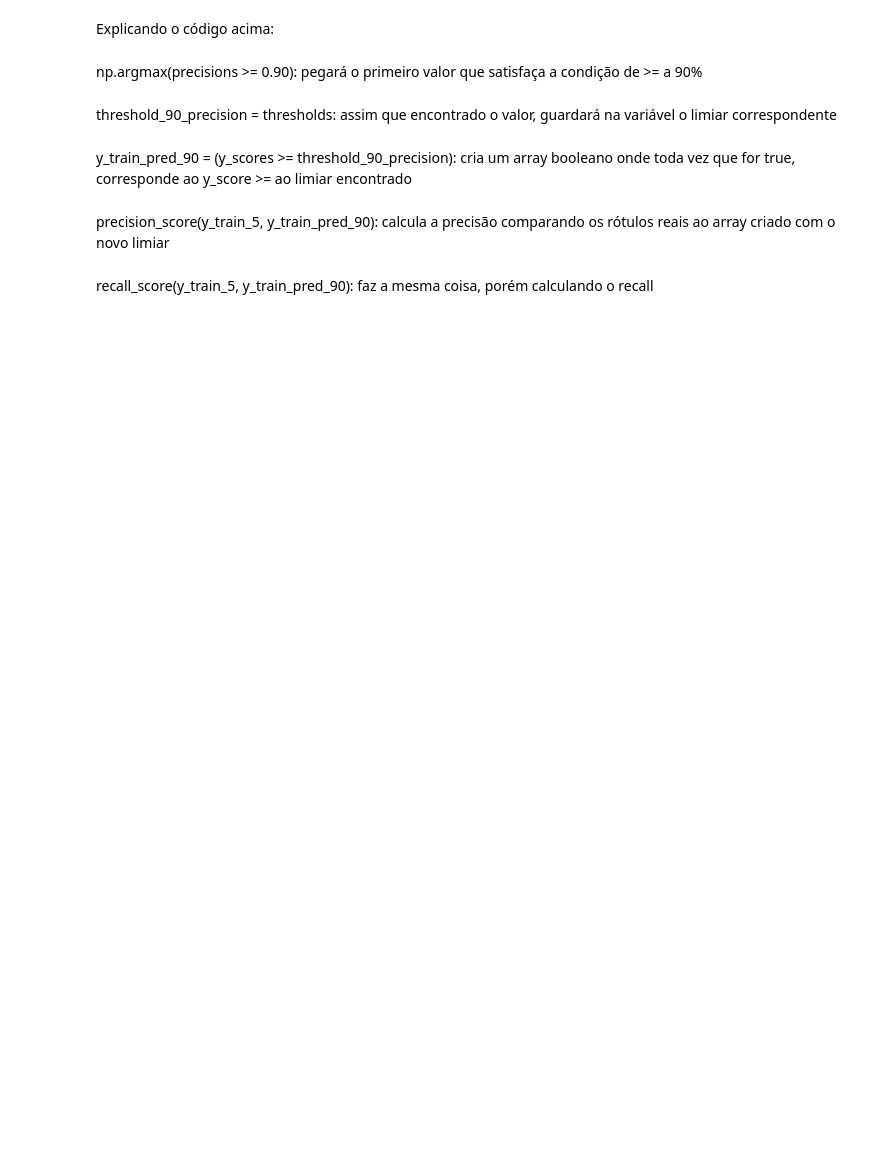
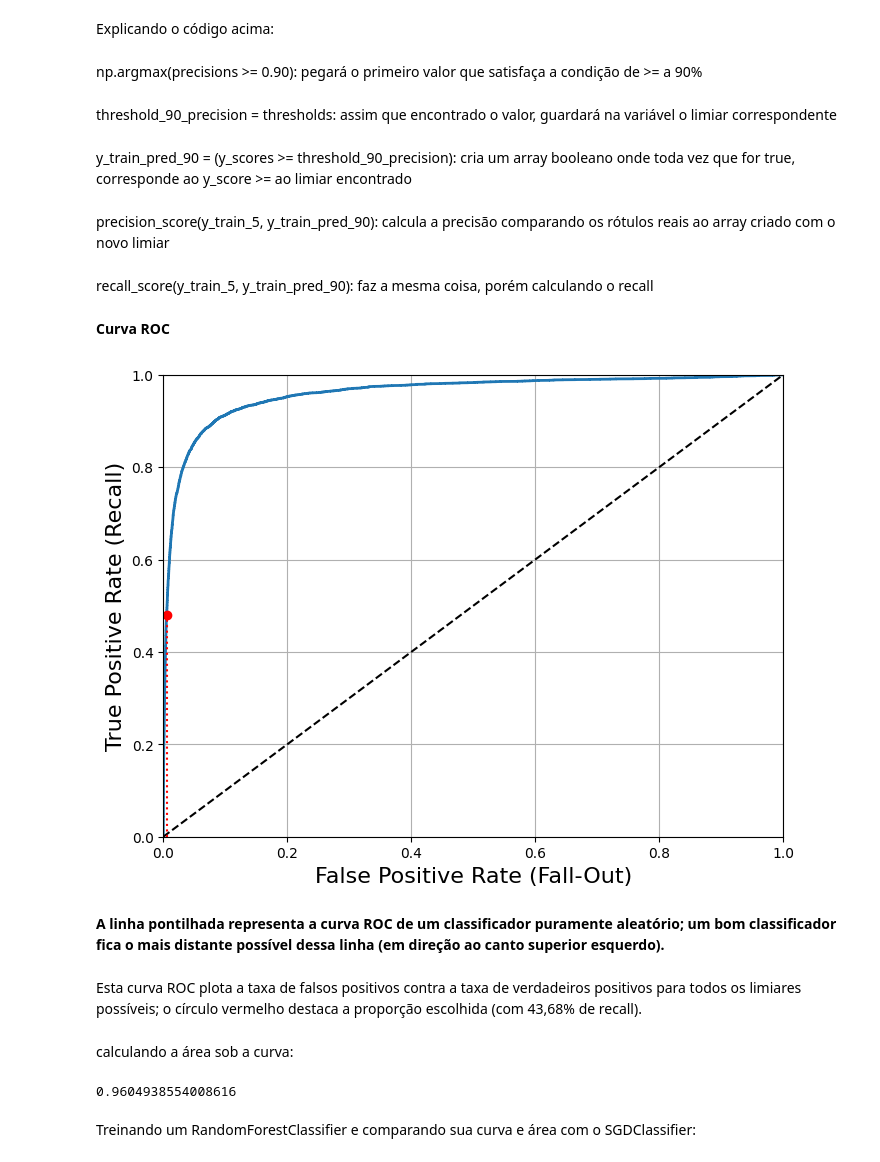
Before and after one commit to arthur-pulini/Hands-on-Machine-Learning-with-Scikit-Learn--Keras--and-TensorFlow-O-reilly----codes, a Jupyter notebook: Cap. 3/Untitled.ipynb, the cells around one changed output. Saved outputs shown, nothing was run; the diff lists cells and outputs as text; code cells hidden in the pictures; blank space fills up the shorter version.

Commit message:
estudo sobre curva ROC

```diff
--- a/Cap. 3/Untitled.ipynb
+++ b/Cap. 3/Untitled.ipynb
@@ -245,3 +249,41 @@ y_train_pred_90 = (y_scores >= threshold_90_precision): cria um array booleano o
 precision_score(y_train_5, y_train_pred_90): calcula a precisão comparando os rótulos reais ao array criado com o novo limiar
 # %% [markdown]
 recall_score(y_train_5, y_train_pred_90): faz a mesma coisa, porém calculando o recall
+# %% [markdown]
+**Curva ROC**
+# %%
+from sklearn.metrics import roc_curve
+
+fpr, tpr, thresholds = roc_curve(y_train_5, y_scores)
+# %%
+def plot_roc_curve(fpr, tpr, label=None):
+    plt.plot(fpr, tpr, linewidth=2, label=label)
+    plt.plot([0, 1], [0, 1], 'k--') # dashed diagonal
+    plt.axis([0, 1, 0, 1])                                    # Not shown in the book
+    plt.xlabel('False Positive Rate (Fall-Out)', fontsize=16) # Not shown
+    plt.ylabel('True Positive Rate (Recall)', fontsize=16)    # Not shown
+    plt.grid(True)                                            # Not shown
+
+plt.figure(figsize=(8, 6))                                    # Not shown
+plot_roc_curve(fpr, tpr)
+fpr_90 = fpr[np.argmax(tpr >= recall_90_precision)]           # Not shown
+plt.plot([fpr_90, fpr_90], [0., recall_90_precision], "r:")   # Not shown
+plt.plot([0.0, fpr_90], [recall_90_precision, recall_90_precision], "r:")  # Not shown
+plt.plot([fpr_90], [recall_90_precision], "ro")               # Not shown
+plt.show()
+# %% [output]
+[figure, added]
+# %% [markdown]
+**A linha pontilhada representa a curva ROC de um classificador puramente aleatório; um bom classificador fica o mais distante possível dessa linha (em direção ao canto superior esquerdo).**
+# %% [markdown]
+Esta curva ROC plota a taxa de falsos positivos contra a taxa de verdadeiros positivos para todos os limiares possíveis; o círculo vermelho destaca a proporção escolhida (com 43,68% de recall).
+# %% [markdown]
+calculando a área sob a curva:
+# %%
+from sklearn.metrics import roc_auc_score
+
+roc_auc_score(y_train_5, y_scores)
+# %% [output]
+0.9604938554008616
+# %% [markdown]
+Treinando um RandomForestClassifier e comparando sua curva e área com o SGDClassifier:
```
Also changed, not shown: parts of 7 cells of this notebook.
